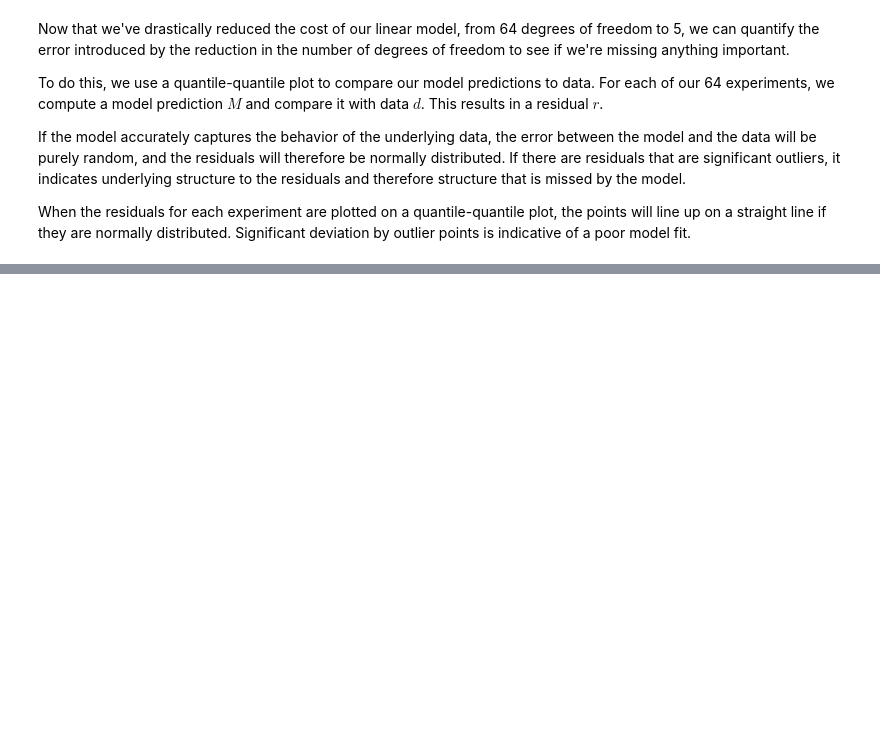
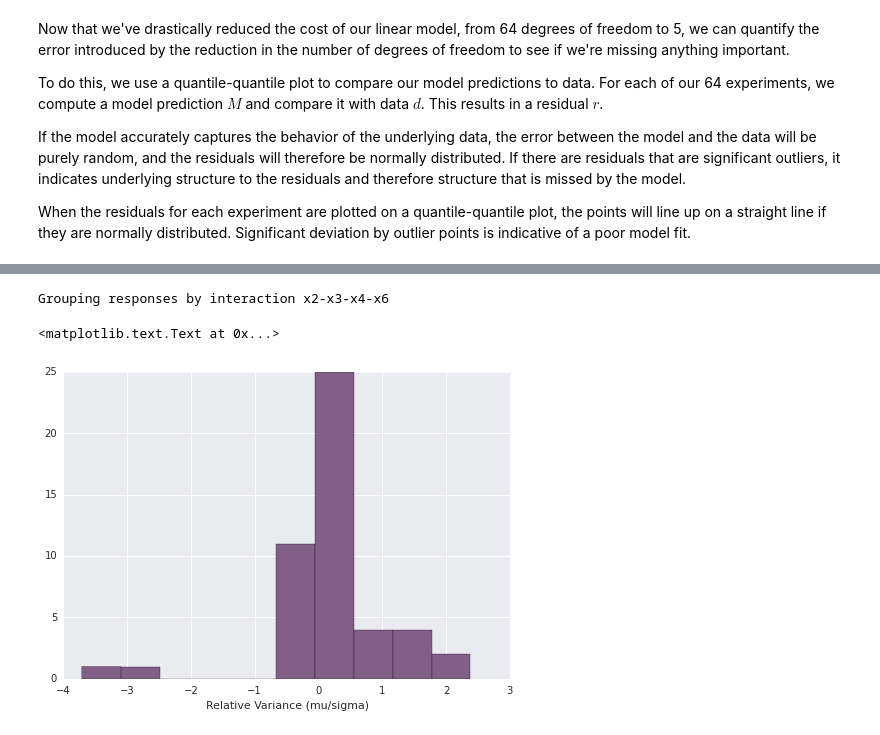
Before and after one commit to charlesreid1/empirical-model-building, a Jupyter notebook: ipython/Two-Level Factorial Designs (Chapter 4).ipynb, the cells around one changed output, grey strips where cells are left out. Saved outputs shown, nothing was run; the diff lists cells and outputs as text; code cells hidden in the pictures; blank space fills up the shorter version.

```diff
--- a/ipython/Two-Level Factorial Designs (Chapter 4).ipynb
+++ b/ipython/Two-Level Factorial Designs (Chapter 4).ipynb
@@ -522,0 +638,11 @@ x2 x3 x4 x6
+# %%
+# Histogram of means of response values, grouped by xlabs
+
+print "Grouping responses by interaction %s"%( "-".join(xlabs) )
+dat = ravel(doe.groupby(xlabs)[ylabs].mean().values) / ravel(doe.groupby(xlabs)[ylabs].var().values)
+plt.hist(dat, 10, normed=False, color=colors[3]);
+plt.xlabel('Relative Variance (mu/sigma)')
+# %% [output]
+Grouping responses by interaction x2-x3-x4-x6
+<matplotlib.text.Text at 0x...>
+[figure, added]
```
Also changed, not shown: parts of 24 cells of this notebook.
